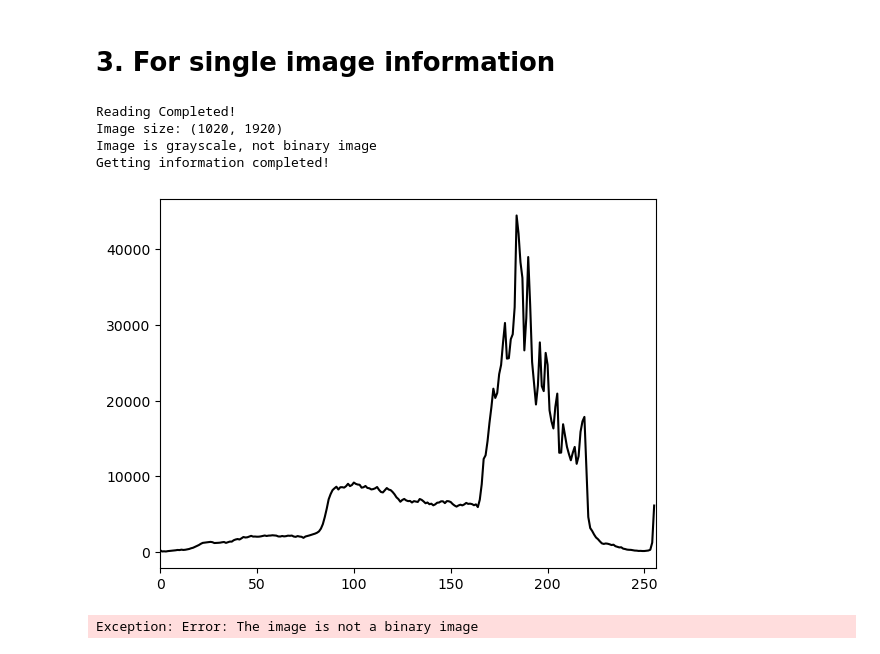
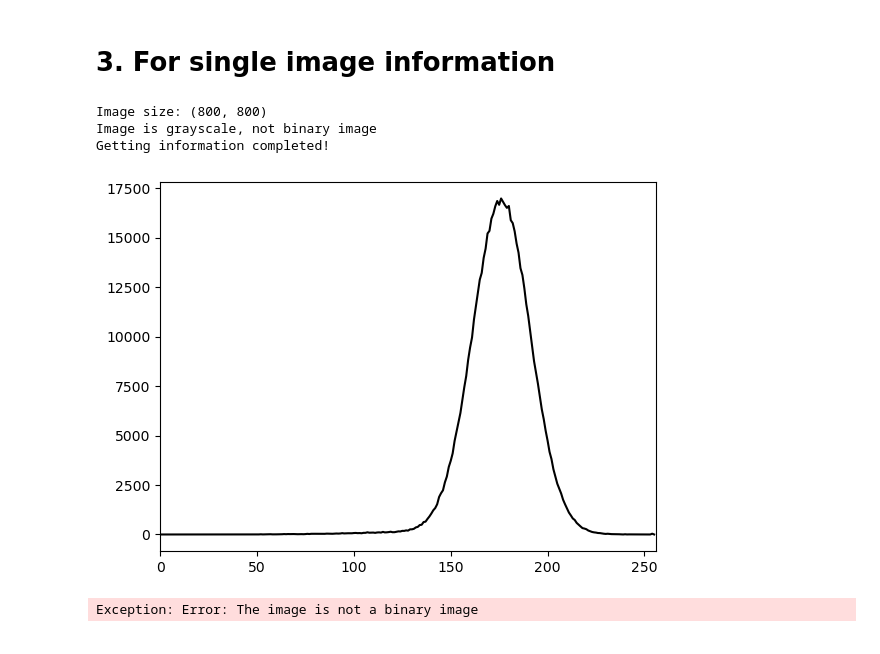
Before and after one commit to Lai-shixuan/Soil-Column-Procedures, a Jupyter notebook: demo_basic_apis.ipynb, the cells around one changed output. Drawn from its saved outputs; the diff is of its cells as text; code cells hidden in the pictures.

```diff
--- a/demo_basic_apis.ipynb
+++ b/demo_basic_apis.ipynb
@@ -14,5 +13,5 @@ Reading Completed!
 # %%
-path_gray = "d://6 Downloads//temp/PixPin_2024-05-08_12-56-12-gray.jpg"
-image = single.read_image_opencv(path_gray)
-single.show_image(image)
+path_gray = "data/002_ou_DongYing_00005.bmp"
+image = fs.read_image_opencv(path_gray)
+fs.show_image(image)
 # %% [output]
@@ -52,16 +50,15 @@ Output completely!
 # %% [markdown]
 # 3. For single image information
 # %%
-image = single.read_image_opencv(path_gray)
-info.get_info(image)
+image = fs.read_image_opencv(path_gray)
+fi.get_info(image)
 # %% [output]
-Reading Completed!
-Image size: (1020, 1920)
+Image size: (800, 800)
 Image is grayscale, not binary image
 Getting information completed!
 # %%
-hist = info.calculate_hist(image)
-info.plot_hist(hist)
+hist = fi.calculate_hist(image)
+fi.plot_hist(hist)
 # %% [output]
-[figure, old version]
+[figure, new version]
 # %%
```
Also changed, not shown: parts of 7 cells of this notebook, 10 other files.
